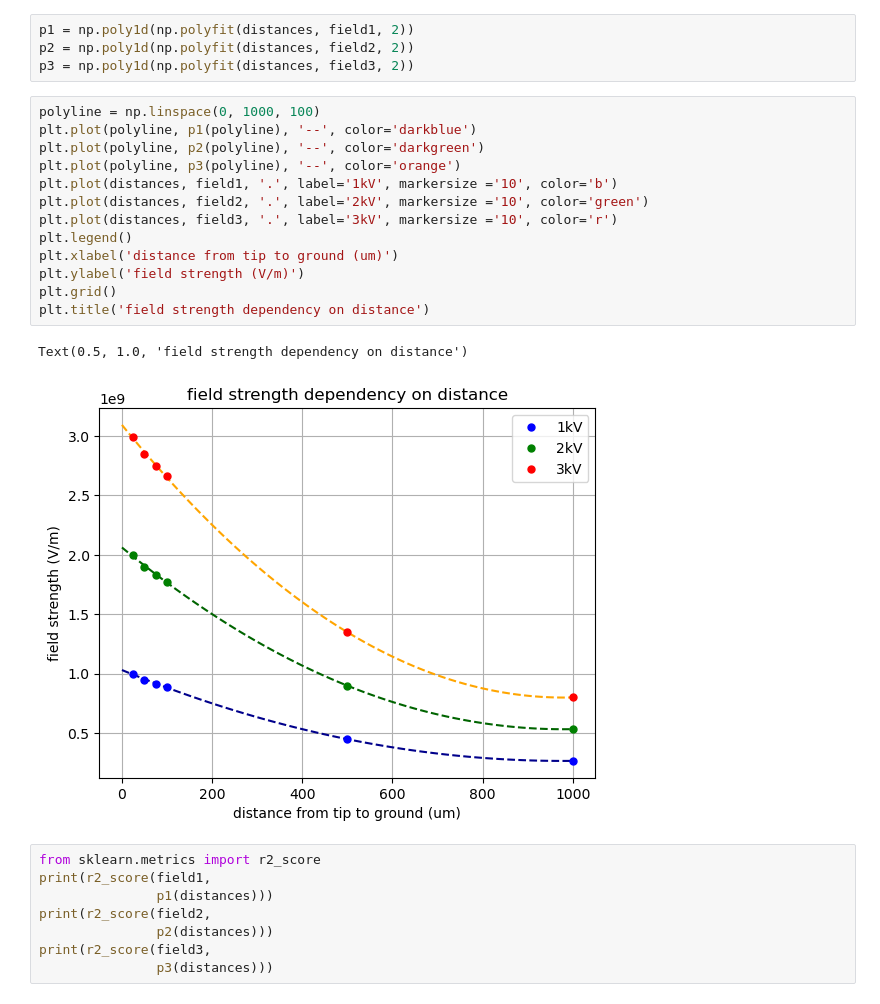
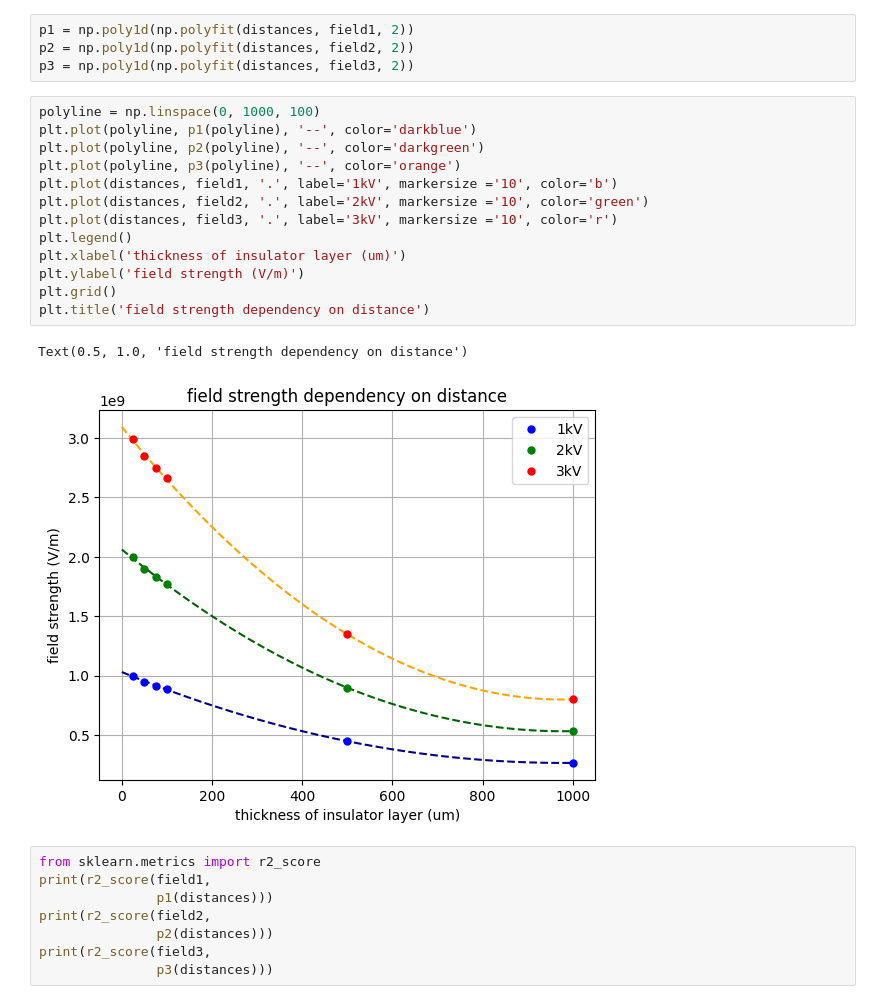
Before and after one commit to Kyatn/FEA-analysis, a Jupyter notebook: plotsForMsC.ipynb, the cells around one changed output. Drawn from its saved outputs; the diff is of its cells as text.

```diff
--- a/plotsForMsC.ipynb
+++ b/plotsForMsC.ipynb
@@ -57,19 +57,19 @@ p3 = np.poly1d(np.polyfit(distances, field3, 2))
 # %%
 polyline = np.linspace(0, 1000, 100)
 plt.plot(polyline, p1(polyline), '--', color='darkblue')
 plt.plot(polyline, p2(polyline), '--', color='darkgreen')
 plt.plot(polyline, p3(polyline), '--', color='orange')
 plt.plot(distances, field1, '.', label='1kV', markersize ='10', color='b')
 plt.plot(distances, field2, '.', label='2kV', markersize ='10', color='green')
 plt.plot(distances, field3, '.', label='3kV', markersize ='10', color='r')
 plt.legend()
-plt.xlabel('distance from tip to ground (um)')
+plt.xlabel('thickness of insulator layer (um)')
 plt.ylabel('field strength (V/m)')
 plt.grid()
 plt.title('field strength dependency on distance')
 # %% [output]
 Text(0.5, 1.0, 'field strength dependency on distance')
-[figure, old version]
+[figure, new version]
 # %%
 from sklearn.metrics import r2_score
 print(r2_score(field1,
```
Also changed, not shown: parts of 5 cells of this notebook, 2 other files.
